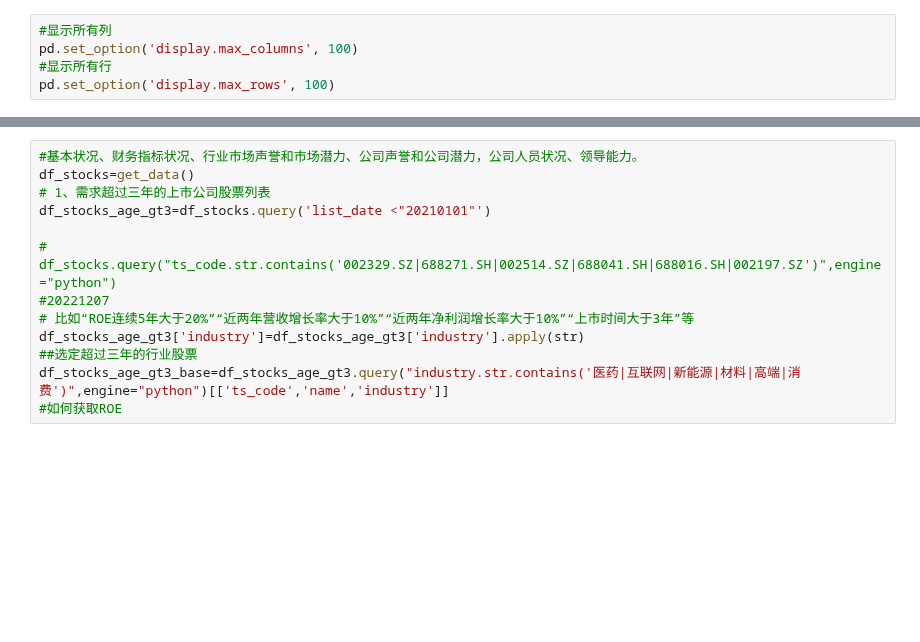
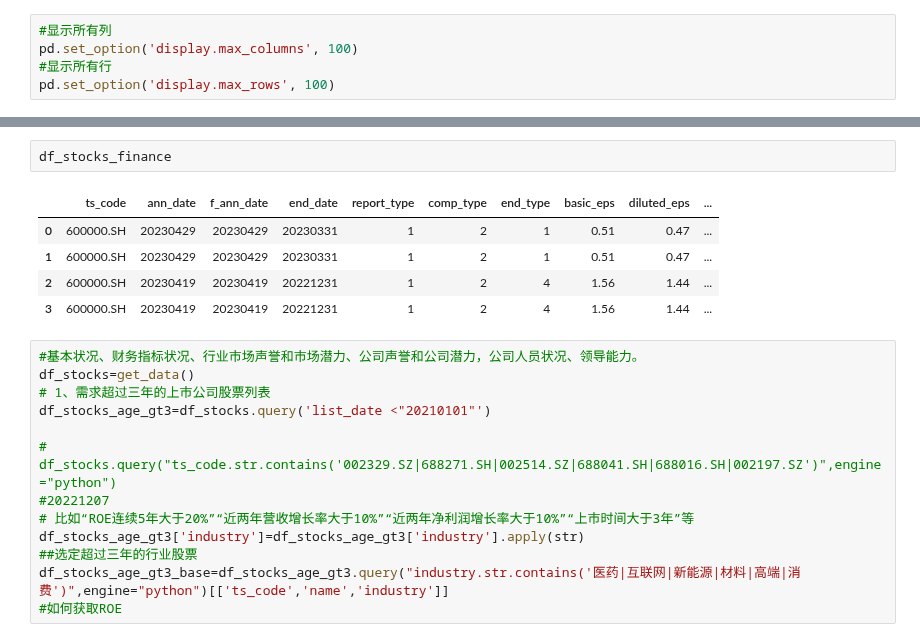
Before and after one commit to whgloveucq/jupyterfiles, a Jupyter notebook: OApractice/stock_study2023.ipynb, the cells around one changed output, grey strips where cells are left out. Saved outputs shown, nothing was run; the diff lists cells and outputs as text; blank space fills up the shorter version.

```diff
--- a/OApractice/stock_study2023.ipynb
+++ b/OApractice/stock_study2023.ipynb
@@ -113,3 +111,11 @@ Exception: 抱歉，您没有访问该接口的权限，权限的具体详情访
+# %%
+df_stocks_finance
+# %% [output]
+|  | ts_code | ann_date | f_ann_date | end_date | report_type | comp_type | end_type | basic_eps | diluted_eps | ... |
+| 0 | 600000.SH | 20230429 | 20230429 | 20230331 | 1 | 2 | 1 | 0.51 | 0.47 | ... |
+| 1 | 600000.SH | 20230429 | 20230429 | 20230331 | 1 | 2 | 1 | 0.51 | 0.47 | ... |
+| 2 | 600000.SH | 20230419 | 20230419 | 20221231 | 1 | 2 | 4 | 1.56 | 1.44 | ... |
+| 3 | 600000.SH | 20230419 | 20230419 | 20221231 | 1 | 2 | 4 | 1.56 | 1.44 | ... |
 # %%
 #基本状况、财务指标状况、行业市场声誉和市场潜力、公司声誉和公司潜力，公司人员状况、领导能力。
 df_stocks=get_data()
```
Also changed, not shown: parts of 7 cells of this notebook, 3 other files.
